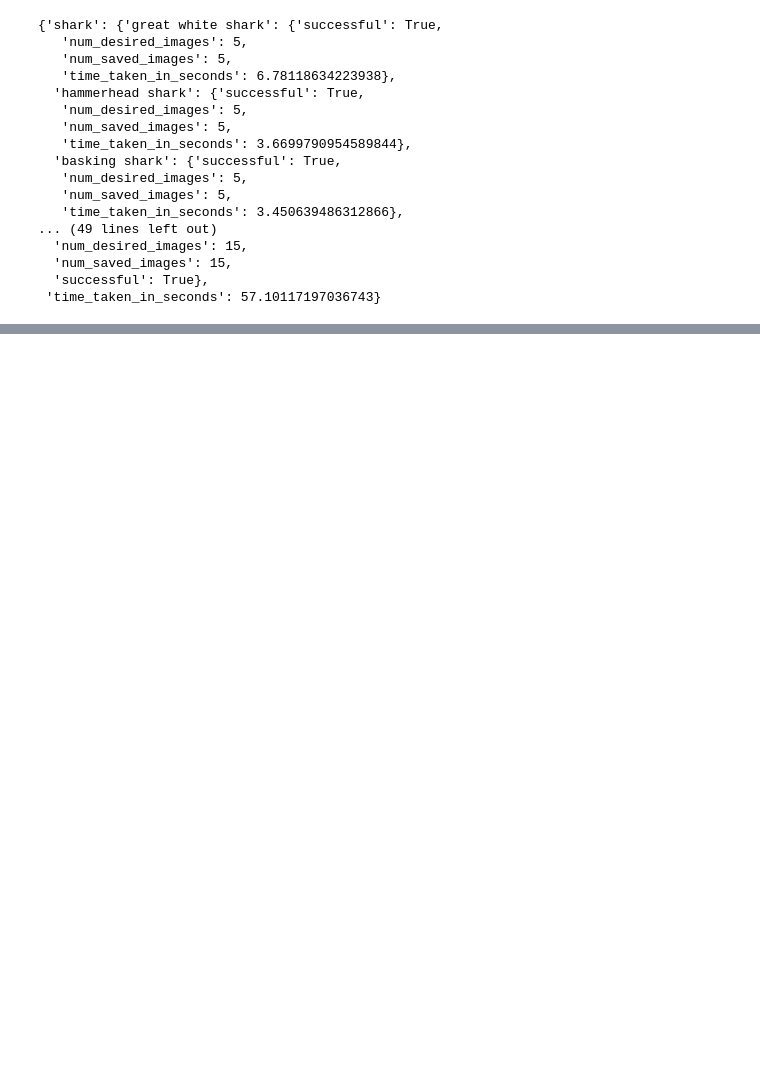
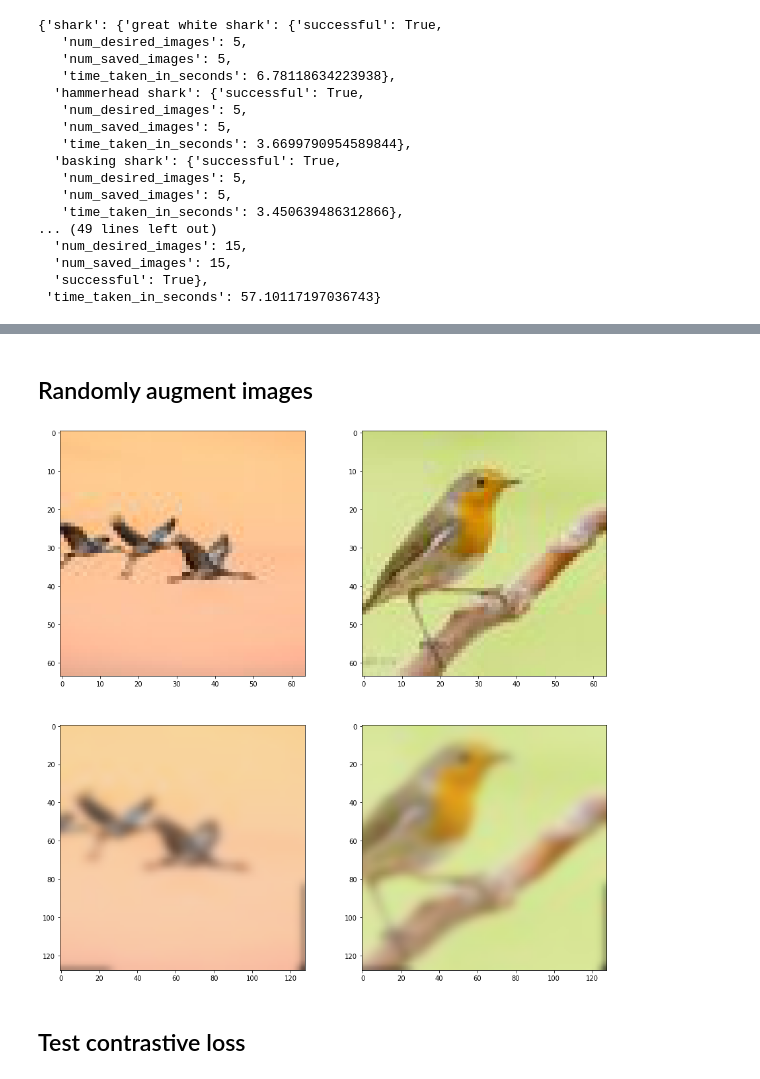
Before and after one commit to SashwatAnagolum/Easy-ICD, a Jupyter notebook: examples/Scrape Images with EasyICD.ipynb, the cells around one changed output, grey strips where cells are left out. Drawn from its saved outputs; the diff is of its cells as text; code cells hidden in the pictures; blank space fills up the shorter version.

Commit message:
Add supcon loss and image augmentation stack

```diff
--- a/examples/Scrape Images with EasyICD.ipynb
+++ b/examples/Scrape Images with EasyICD.ipynb
@@ -36,0 +48,6 @@ scrape_images(class_names, image_dir, search_terms, images_per_class)
+# %%
+img_dir = './../images/mini_cifar'
+
+ds = create_dataset(img_dir, None, False)
+random_sampler = RandomSampler(ds, False)
+dataloader = DataLoader(ds, batch_size=32, shuffle=True)
@@ -36,0 +74,21 @@ scrape_images(class_names, image_dir, search_terms, images_per_class)
+# %% [markdown]
+## Randomly augment images
+# %%
+probs = 0.2 * torch.ones(9)
+
+augmenter = RandomImageAugmenter((128, 128), probs)
+
+images = next(iter(dataloader))[0]
+augmented_images = augmenter.augment(images)
+
+img = [images, augmented_images]
+
+fig, ax = plt.subplots(2, 2, figsize=(15, 15))
+
+for i in range(2):
+    for j in range(2):
+        ax[i, j].imshow(np.rot90(np.asarray(img[i][j]).T, 3))
+# %% [output]
+[figure, added]
+# %% [markdown]
+## Test contrastive loss
```
Also changed, not shown: parts of 6 cells of this notebook, 4 other files.
